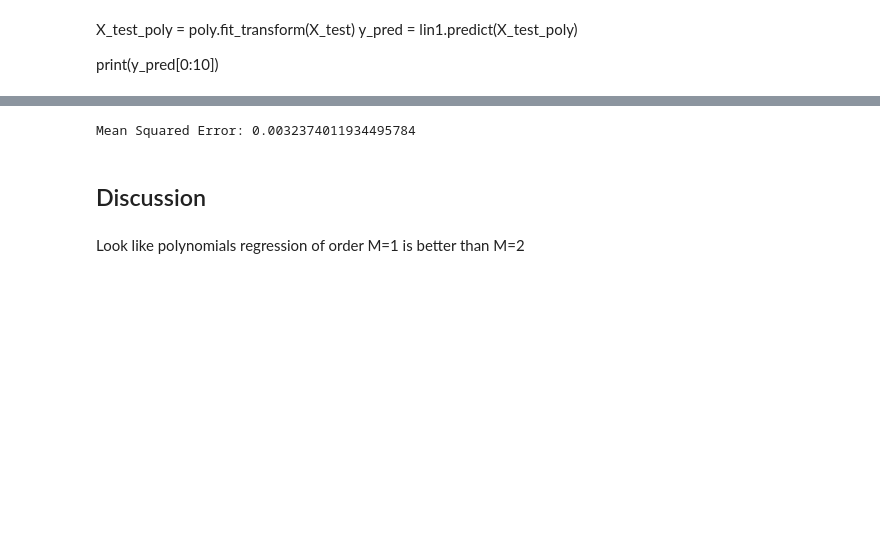
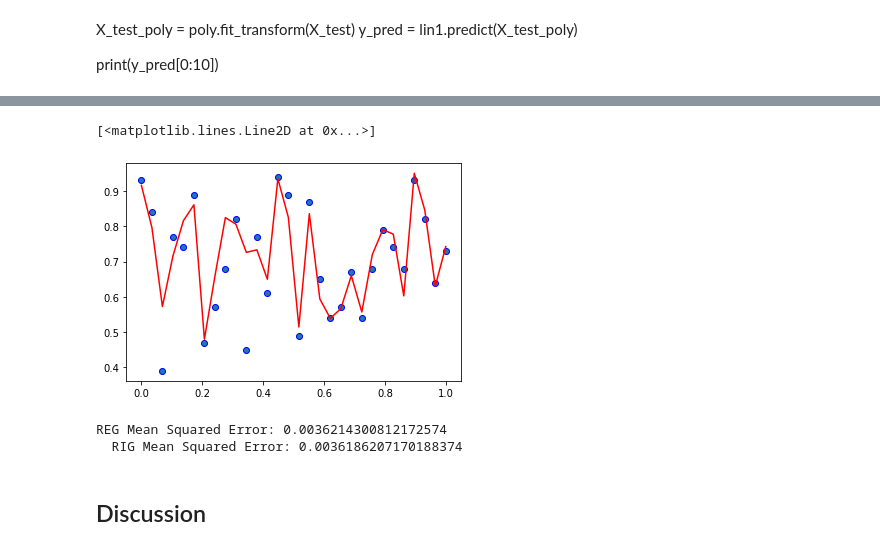
Before and after one commit to RozenAstrayChen/ML_Course, a Jupyter notebook: H1/hw1.ipynb, the cells around one changed output, grey strips where cells are left out. Saved outputs shown, nothing was run; the diff lists cells and outputs as text; code cells hidden in the pictures; blank space fills up the shorter version.

```diff
--- a/H1/hw1.ipynb
+++ b/H1/hw1.ipynb
@@ -146,9 +148,16 @@ plt.plot(list_x, y_pred[0:30], c="r", label="fitting")
+# %%
+list_x = np.linspace(0, 1, 30)
+plt.scatter(list_x, y_test[0:30], edgecolor="b", label="result")
+plt.plot(list_x, y_pred2[0:30], c="r", label="fitting")
+# %% [output]
+[<matplotlib.lines.Line2D at 0x...>]
+[figure, added]
 # %%
 MSE_result = metrics.mean_squared_error(y_test, y_pred)
-print('Mean Squared Error:', MSE_result)
+MSE_result2 = metrics.mean_squared_error(y_test, y_pred2)
+print('REG Mean Squared Error:', MSE_result, '\n', ' RIG Mean Squared Error:', MSE_result2)
 # %% [output]
-Mean Squared Error: 0.0032374011934495784
+REG Mean Squared Error: 0.0036214300812172574
+  RIG Mean Squared Error: 0.0036186207170188374
 # %% [markdown]
 ## Discussion
-# %% [markdown]
-Look like polynomials regression of order M=1 is better than M=2
```
Also changed, not shown: parts of 43 cells of this notebook, 4 other files.
